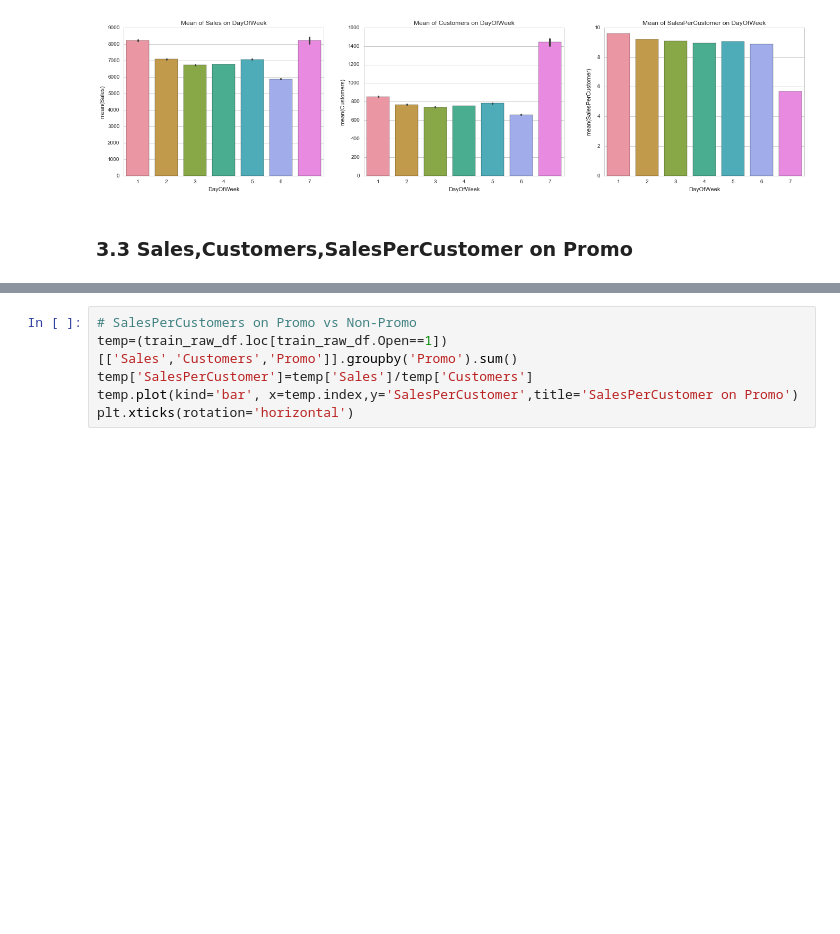
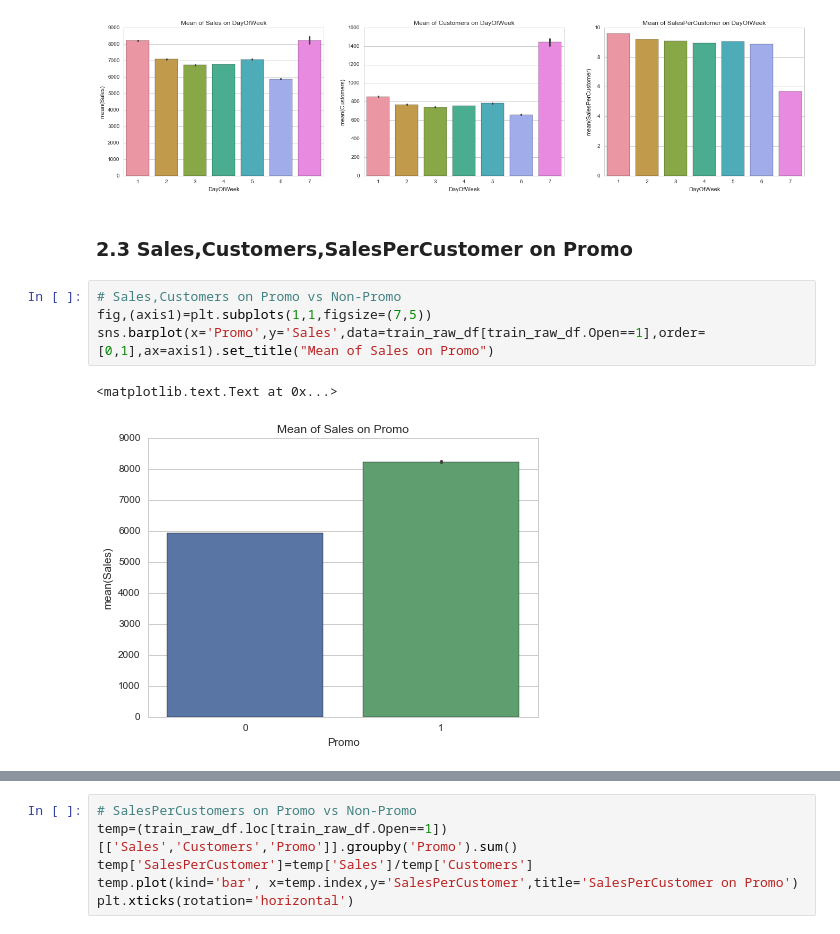
Before and after one commit to apmfifty/capstone, a Jupyter notebook: Rossmann_Store_Sales/Capstone_Project_Rossman_Sales_Prediction_1.ipynb, the cells around one changed output, grey strips where cells are left out. Cells and saved outputs as stored; diff of their text form; blank space fills up the shorter version.

```diff
--- a/Rossmann_Store_Sales/Capstone_Project_Rossman_Sales_Prediction_1.ipynb
+++ b/Rossmann_Store_Sales/Capstone_Project_Rossman_Sales_Prediction_1.ipynb
@@ -495,7 +617,14 @@ sns.barplot(x=temp.index,y='SalesPerCustomer',data=temp,order=[1,2,3,4,5,6,7],ax
 <matplotlib.text.Text at 0x...>
 [figure]
 # %% [markdown]
-### 3.3 Sales,Customers,SalesPerCustomer on Promo
+### 2.3 Sales,Customers,SalesPerCustomer on Promo
+# %%
+# Sales,Customers on Promo vs Non-Promo
+fig,(axis1)=plt.subplots(1,1,figsize=(7,5))
+sns.barplot(x='Promo',y='Sales',data=train_raw_df[train_raw_df.Open==1],order=[0,1],ax=axis1).set_title("Mean of Sales on Promo")
+# %% [output]
+<matplotlib.text.Text at 0x...>
+[figure, added]
 # %%
 # Sales,Customers on Promo vs Non-Promo
 fig,(axis1,axis2)=plt.subplots(1,2,figsize=(15,5))
```
Also changed, not shown: parts of 154 cells of this notebook, 14 other files.
